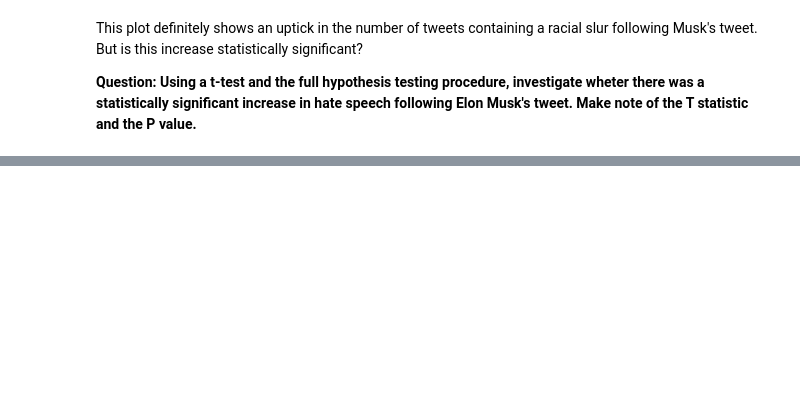
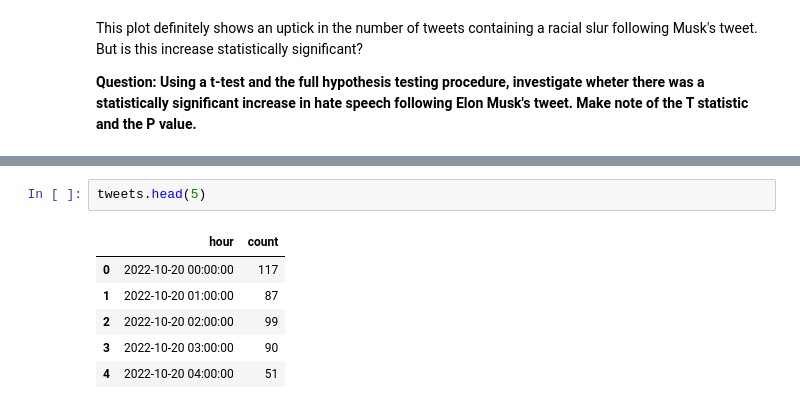
Before and after one commit to Yixi1219/QM2, a Jupyter notebook: notebooks/w06_hypothesis_testing.ipynb, the cells around one changed output, grey strips where cells are left out. Cells and saved outputs as stored; diff of their text form; blank space fills up the shorter version.

```diff
--- a/notebooks/w06_hypothesis_testing.ipynb
+++ b/notebooks/w06_hypothesis_testing.ipynb
@@ -323,0 +360,9 @@ This plot definitely shows an uptick in the number of tweets containing a racial
+# %%
+tweets.head(5)
+# %% [output]
+|  | hour | count |
+| 0 | 2022-10-20 00:00:00 | 117 |
+| 1 | 2022-10-20 01:00:00 | 87 |
+| 2 | 2022-10-20 02:00:00 | 99 |
+| 3 | 2022-10-20 03:00:00 | 90 |
+| 4 | 2022-10-20 04:00:00 | 51 |
```
Also changed, not shown: parts of 12 cells of this notebook.
